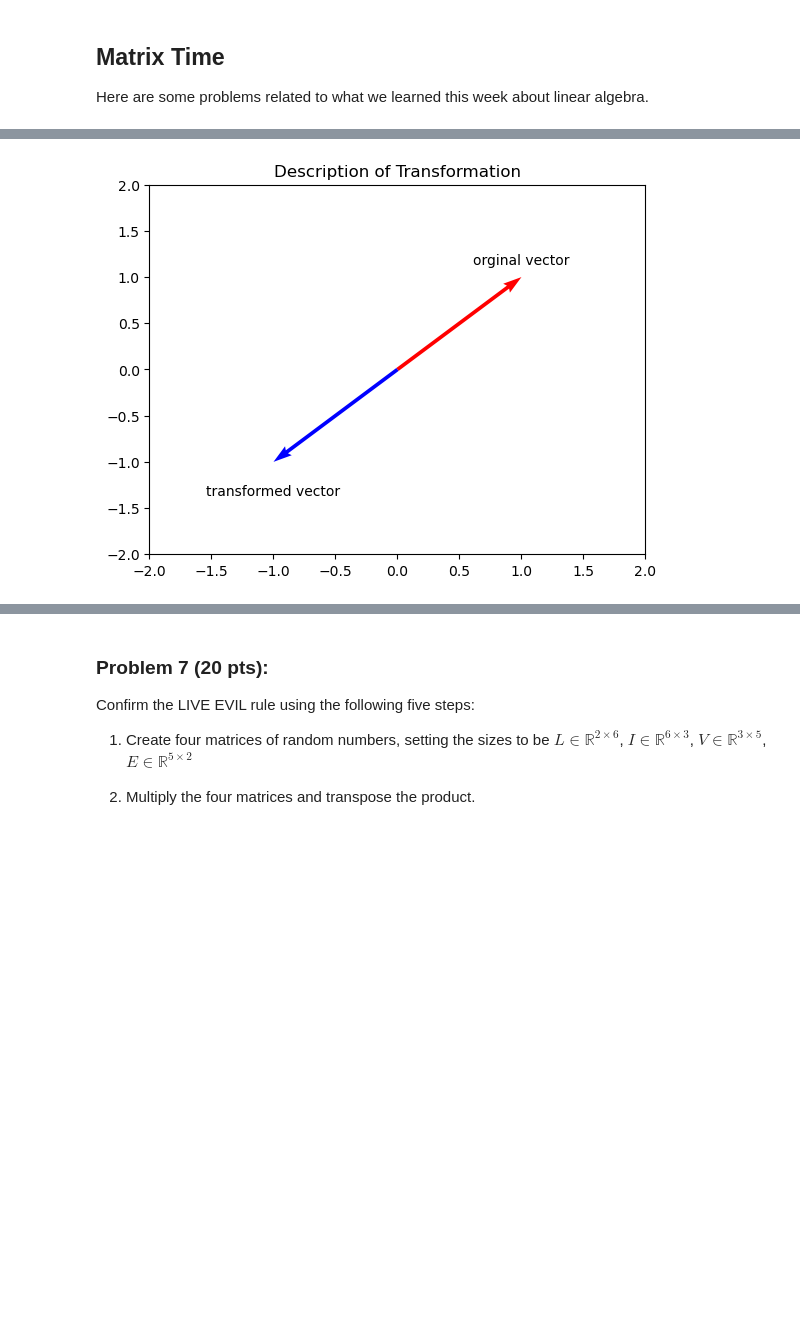
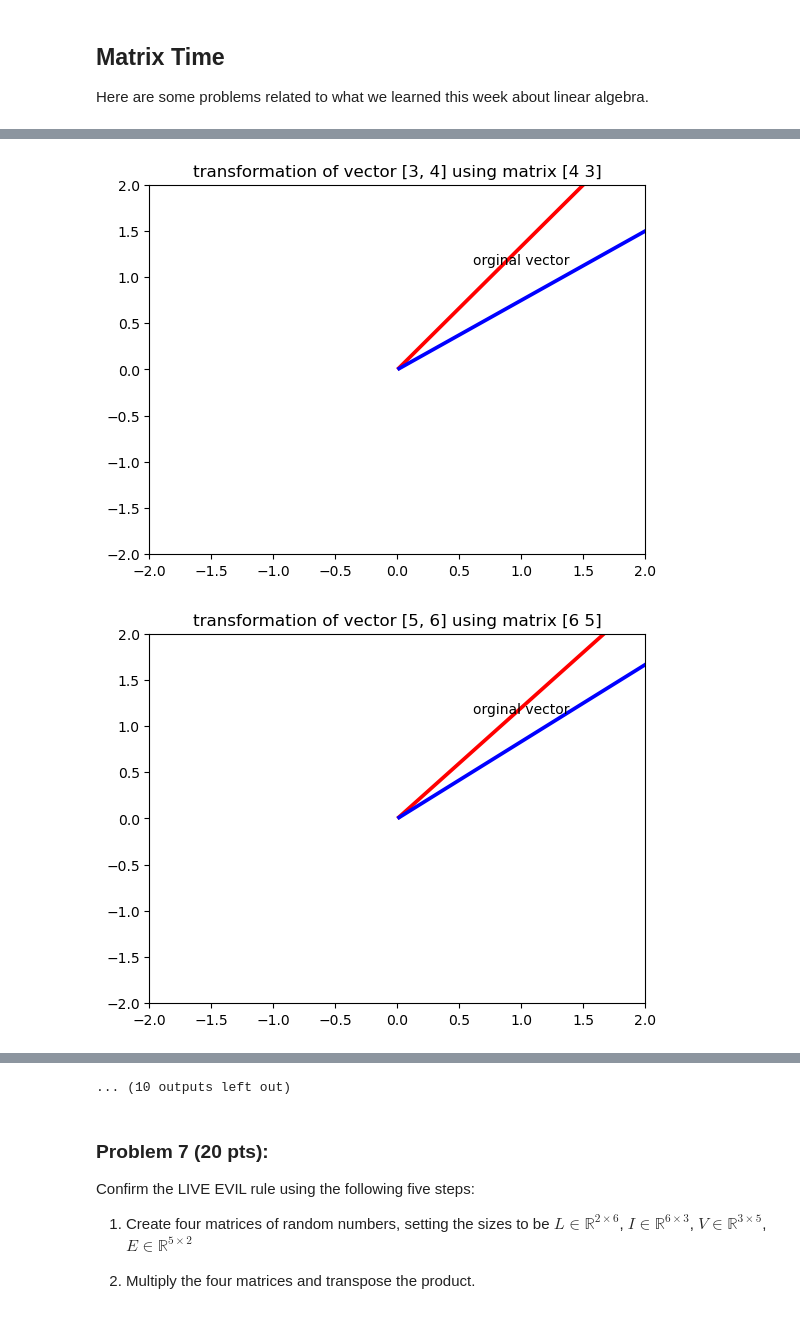
Before and after one commit to jlnsmith2001/AD450Winter2026, a Jupyter notebook: week_7_data_cleaning_matrix.ipynb, the cells around one changed output, grey strips where cells are left out. Saved outputs shown, nothing was run; the diff lists cells and outputs as text; code cells hidden in the pictures; blank space fills up the shorter version.

Commit message:
final submisison for wk7 data cleaning

```diff
--- a/week_7_data_cleaning_matrix.ipynb
+++ b/week_7_data_cleaning_matrix.ipynb
@@ -324,42 +324,42 @@ matrix1 = np.array([[0, 1], [1, 0]])
 matrix1b = np.array([[1, 0], [0, -1]])
 matrix1c = np.array([[-1, 0], [0, 1]])
 
 matrix2 = np.array([[5, 0], [0, 1]])
 matrix2b = np.array([[1, 0], [0, 5]])
 matrix2c = np.array([[5, 0], [0, 5]])
 
 matrix3 = np.array([[1, 3], [0, 1]])
 matrix3b = np.array([[1, 0], [3, 1]])
 
 
 matrix4 = np.array([[-1, 0], [0, -1]])
 matrix4b = np.array([[0, 1], [-1, 0]])
 matrix4c = np.array([[0, -1], [1, 0]])
 
 vector1 = [3, 4]
 vector2 = [5, 6]
 
 matrices = [matrix1, matrix1b, matrix1c, matrix2, matrix2b, matrix2c, matrix3, matrix3b, matrix4, matrix4b, matrix4c]
 vectors = [vector1, vector2]
 
 result = [M @ v for M in matrices for v in vectors]
 
 
-
-
-quiver = plt.quiver([0, 0], # Sets the x-cordinate of the start of the vectors
+for i in range(len(result)):
+    original = vectors[i % len(vectors)]
+    quiver = plt.quiver([0, 0], # Sets the x-cordinate of the start of the vectors
                     [0, 0], # Sets the y-cordinate of the start of the vectors
-                    [1, -1], # Sets the x-cordinate of the end of the vectors
-                    [1, -1], # Sets the y-cordinate of the end of the vectors
+                    [original[0], result[i][0]],
+                    [original[1], result[i][1]],
            angles='xy',
            scale_units='xy',
            scale=1,
            color=['r','b'])
-plt.xlim(-2, 2)
-plt.ylim(-2, 2)
-plt.quiverkey(quiver, 1, 1, 1, 'orginal vector', coordinates='data')
-plt.quiverkey(quiver, -1, -1.5, 1, 'transformed vector', coordinates='data')
-plt.title('Description of Transformation')
-plt.show()
+    plt.xlim(-2, 2)
+    plt.ylim(-2, 2)
+    plt.quiverkey(quiver, 1, 1, 1, 'orginal vector', coordinates='data')
+    plt.title(f"transformation of vector {original} using matrix {result[i]}" )
+    plt.show()
 # %% [output]
-[figure, old version]
+[figure, new version]
+[figure, added]
@@ -366,3 +376,4 @@ plt.show()
+... (10 outputs left out)
 # %% [markdown]
 ### Problem 7 (20 pts):
 Confirm the LIVE EVIL rule using the following five steps:
```
Also changed, not shown: parts of 4 cells of this notebook.
